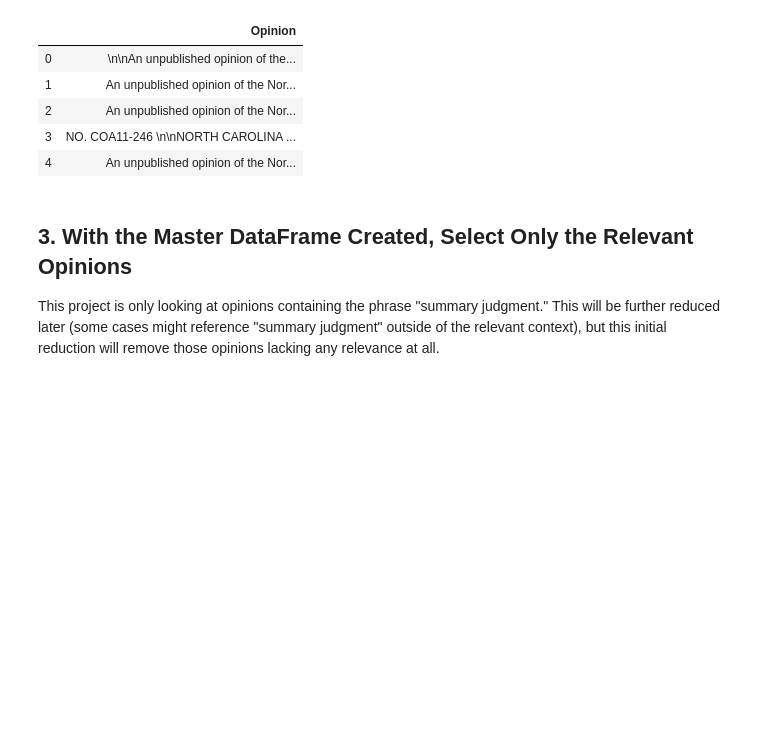
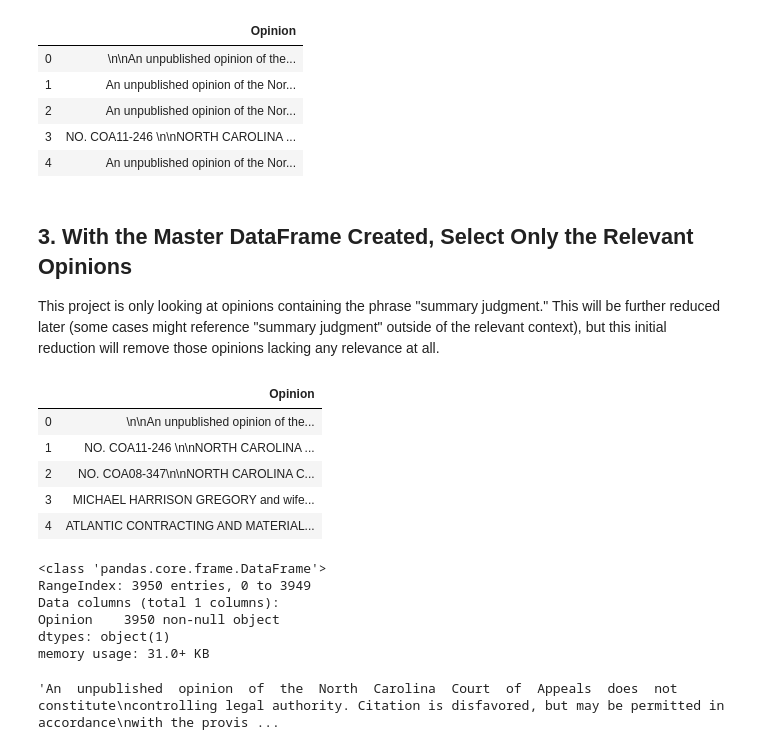
Before and after one commit to jnels13/NC_Litigation_Predictor, a Jupyter notebook: DF_Creation.ipynb, the cells around one changed output. Cells and saved outputs as stored; diff of their text form; code cells hidden in the pictures; blank space fills up the shorter version.

```diff
--- a/DF_Creation.ipynb
+++ b/DF_Creation.ipynb
@@ -225,0 +224,26 @@ infile2.close()
+# %%
+df_msj = df.loc[df['Opinion'].str.contains(("summary judgment") or ("Summary judgment") or ("Summary Judgment"))]
+# %%
+df_msj.reset_index(drop=True, inplace=True)
+# %%
+df_msj.head()
+# %% [output]
+|  | Opinion |
+| 0 | \n\nAn unpublished opinion of the... |
+| 1 | NO. COA11-246 \n\nNORTH CAROLINA ... |
+| 2 | NO. COA08-347\n\nNORTH CAROLINA C... |
+| 3 | MICHAEL HARRISON GREGORY and wife... |
+| 4 | ATLANTIC CONTRACTING AND MATERIAL... |
+# %%
+df_msj.info()
+# %% [output]
+<class 'pandas.core.frame.DataFrame'>
+RangeIndex: 3950 entries, 0 to 3949
+Data columns (total 1 columns):
+Opinion    3950 non-null object
+dtypes: object(1)
+memory usage: 31.0+ KB
+# %%
+df_msj.Opinion[555]
+# %% [output]
+'An  unpublished  opinion  of  the  North  Carolina  Court  of  Appeals  does  not  constitute\ncontrolling legal authority. Citation is disfavored, but may be permitted in accordance\nwith the provis ...
```
Also changed, not shown: parts of 3 cells of this notebook, 1 other file.
